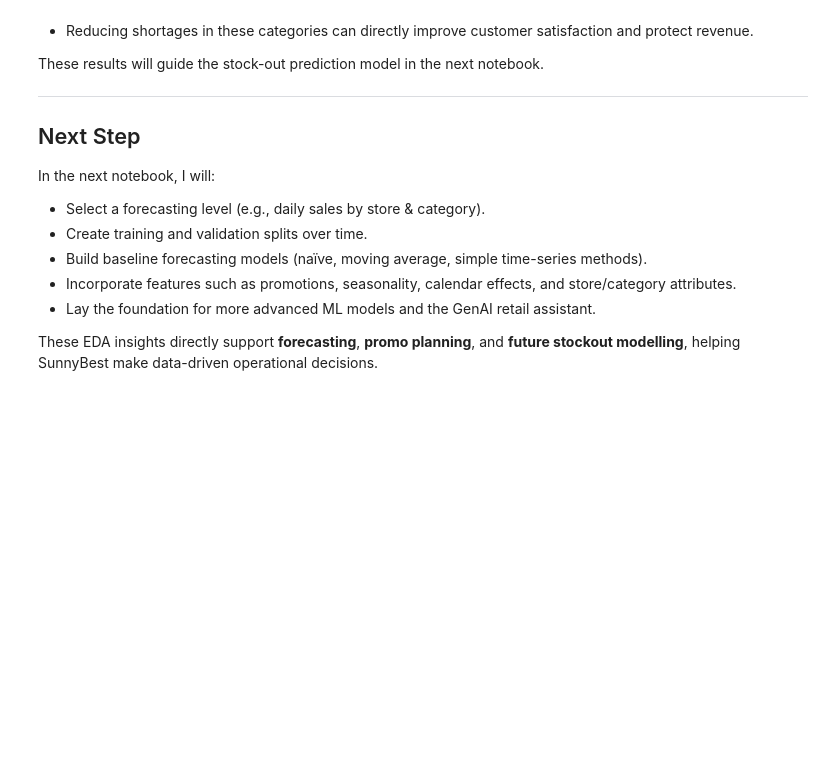
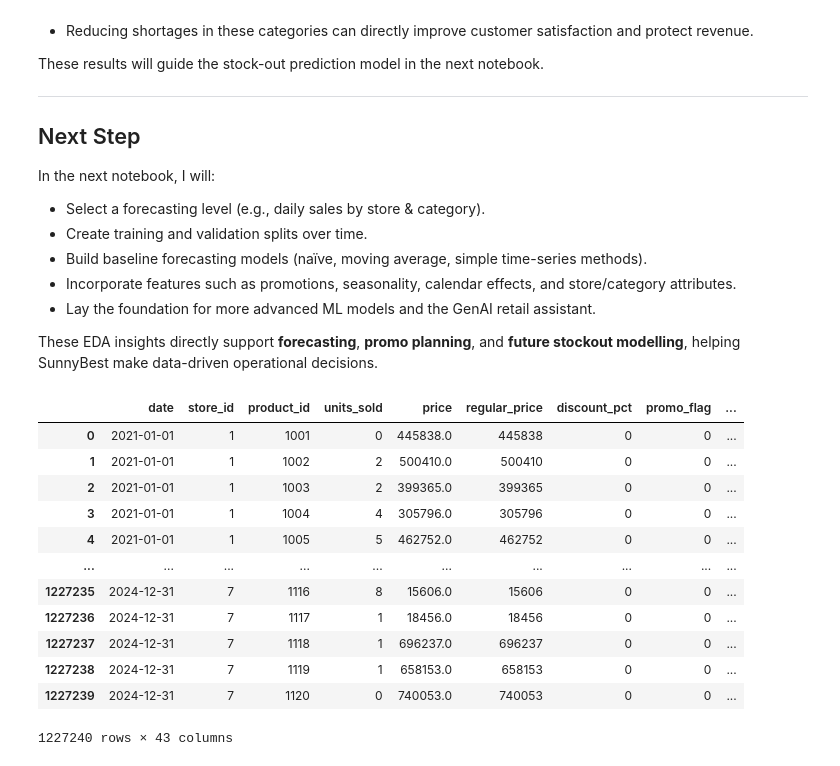
Before and after one commit to Bonaboss01/retail-sales-forecasting-genai, a Jupyter notebook: notebooks/01_eda_sunnybest.ipynb, the cells around one changed output. Cells and saved outputs as stored; diff of their text form; code cells hidden in the pictures; blank space fills up the shorter version.

```diff
--- a/notebooks/01_eda_sunnybest.ipynb
+++ b/notebooks/01_eda_sunnybest.ipynb
@@ -953,3 +953,19 @@ In the next notebook, I will:
 - Lay the foundation for more advanced ML models and the GenAI retail assistant.
 
 These EDA insights directly support **forecasting**, **promo planning**, and **future stockout modelling**, helping SunnyBest make data-driven operational decisions.
+# %%
+df
+# %% [output]
+|  | date | store_id | product_id | units_sold | price | regular_price | discount_pct | promo_flag | ... |
+| 0 | 2021-01-01 | 1 | 1001 | 0 | 445838.0 | 445838 | 0 | 0 | ... |
+| 1 | 2021-01-01 | 1 | 1002 | 2 | 500410.0 | 500410 | 0 | 0 | ... |
+| 2 | 2021-01-01 | 1 | 1003 | 2 | 399365.0 | 399365 | 0 | 0 | ... |
+| 3 | 2021-01-01 | 1 | 1004 | 4 | 305796.0 | 305796 | 0 | 0 | ... |
+| 4 | 2021-01-01 | 1 | 1005 | 5 | 462752.0 | 462752 | 0 | 0 | ... |
+| ... | ... | ... | ... | ... | ... | ... | ... | ... | ... |
+| 1227235 | 2024-12-31 | 7 | 1116 | 8 | 15606.0 | 15606 | 0 | 0 | ... |
+| 1227236 | 2024-12-31 | 7 | 1117 | 1 | 18456.0 | 18456 | 0 | 0 | ... |
+| 1227237 | 2024-12-31 | 7 | 1118 | 1 | 696237.0 | 696237 | 0 | 0 | ... |
+| 1227238 | 2024-12-31 | 7 | 1119 | 1 | 658153.0 | 658153 | 0 | 0 | ... |
+| 1227239 | 2024-12-31 | 7 | 1120 | 0 | 740053.0 | 740053 | 0 | 0 | ... |
+1227240 rows × 43 columns
```
Also changed, not shown: parts of 2 cells of this notebook, 2 other files.
